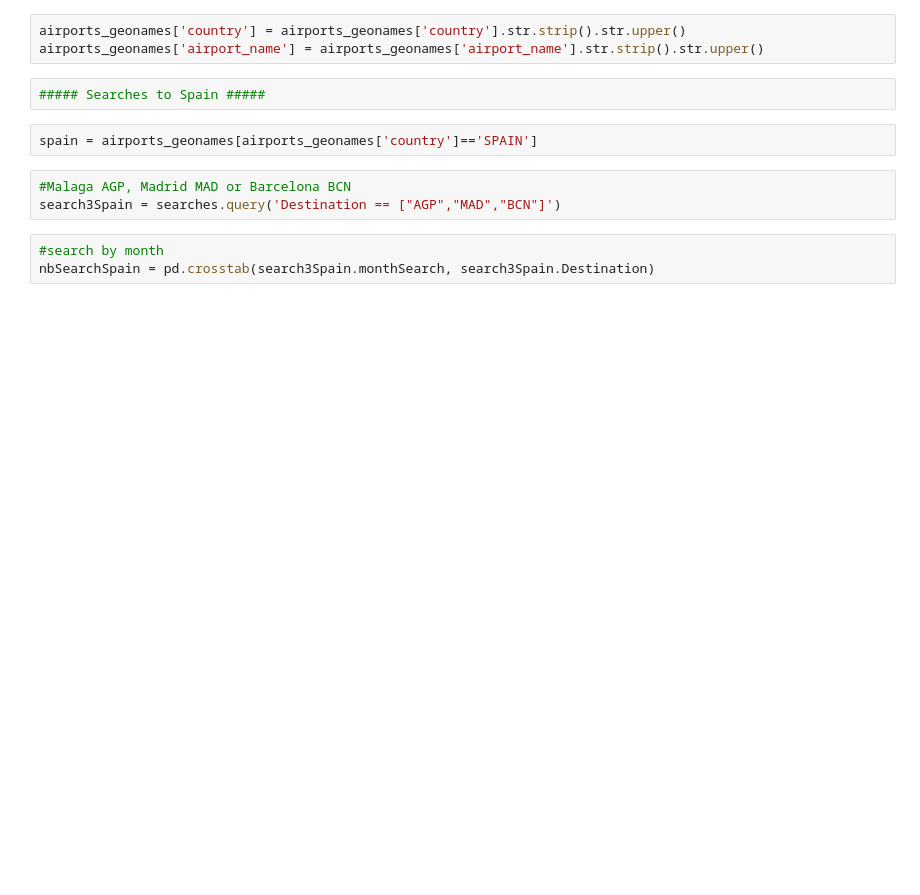
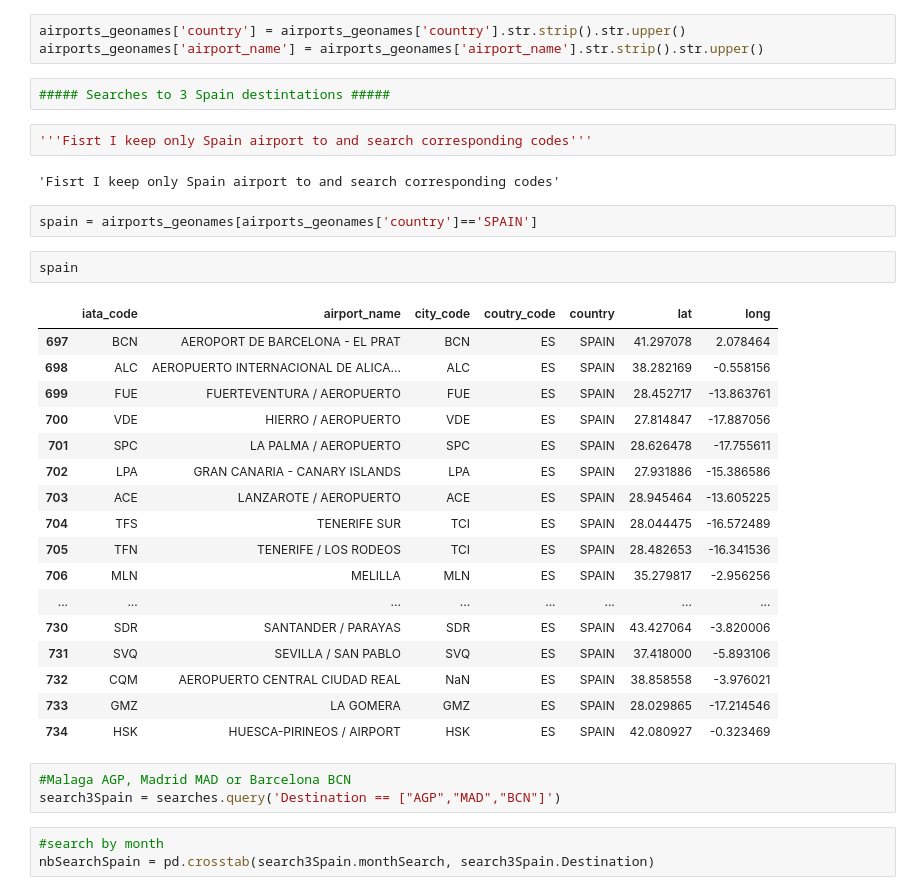
Before and after one commit to edsrc/travelers, a Jupyter notebook: travelXplor.ipynb, the cells around one changed output. Drawn from its saved outputs; the diff is of its cells as text; blank space fills up the shorter version.

```diff
--- a/travelXplor.ipynb
+++ b/travelXplor.ipynb
@@ -43,9 +110,33 @@ airportRankNames.drop('iata_code', axis=1, inplace=True)
 airports_geonames['country'] = airports_geonames['country'].str.strip().str.upper()
 airports_geonames['airport_name'] = airports_geonames['airport_name'].str.strip().str.upper()
 # %%
-##### Searches to Spain #####
+##### Searches to 3 Spain destintations #####
+# %%
+'''Fisrt I keep only Spain airport to and search corresponding codes'''
+# %% [output]
+'Fisrt I keep only Spain airport to and search corresponding codes'
 # %%
 spain = airports_geonames[airports_geonames['country']=='SPAIN']
+# %%
+spain
+# %% [output]
+|  | iata_code | airport_name | city_code | coutry_code | country | lat | long |
+| 697 | BCN | AEROPORT DE BARCELONA - EL PRAT | BCN | ES | SPAIN | 41.297078 | 2.078464 |
+| 698 | ALC | AEROPUERTO INTERNACIONAL DE ALICA... | ALC | ES | SPAIN | 38.282169 | -0.558156 |
+| 699 | FUE | FUERTEVENTURA / AEROPUERTO | FUE | ES | SPAIN | 28.452717 | -13.863761 |
+| 700 | VDE | HIERRO / AEROPUERTO | VDE | ES | SPAIN | 27.814847 | -17.887056 |
+| 701 | SPC | LA PALMA / AEROPUERTO | SPC | ES | SPAIN | 28.626478 | -17.755611 |
+| 702 | LPA | GRAN CANARIA - CANARY ISLANDS | LPA | ES | SPAIN | 27.931886 | -15.386586 |
+| 703 | ACE | LANZAROTE / AEROPUERTO | ACE | ES | SPAIN | 28.945464 | -13.605225 |
+| 704 | TFS | TENERIFE SUR | TCI | ES | SPAIN | 28.044475 | -16.572489 |
+| 705 | TFN | TENERIFE / LOS RODEOS | TCI | ES | SPAIN | 28.482653 | -16.341536 |
+| 706 | MLN | MELILLA | MLN | ES | SPAIN | 35.279817 | -2.956256 |
+| ... | ... | ... | ... | ... | ... | ... | ... |
+| 730 | SDR | SANTANDER / PARAYAS | SDR | ES | SPAIN | 43.427064 | -3.820006 |
+| 731 | SVQ | SEVILLA / SAN PABLO | SVQ | ES | SPAIN | 37.418000 | -5.893106 |
+| 732 | CQM | AEROPUERTO CENTRAL CIUDAD REAL | NaN | ES | SPAIN | 38.858558 | -3.976021 |
+| 733 | GMZ | LA GOMERA | GMZ | ES | SPAIN | 28.029865 | -17.214546 |
+| 734 | HSK | HUESCA-PIRINEOS / AIRPORT | HSK | ES | SPAIN | 42.080927 | -0.323469 |
 # %%
 #Malaga AGP, Madrid MAD or Barcelona BCN
 search3Spain = searches.query('Destination == ["AGP","MAD","BCN"]')
```
Also changed, not shown: parts of 32 cells of this notebook.
